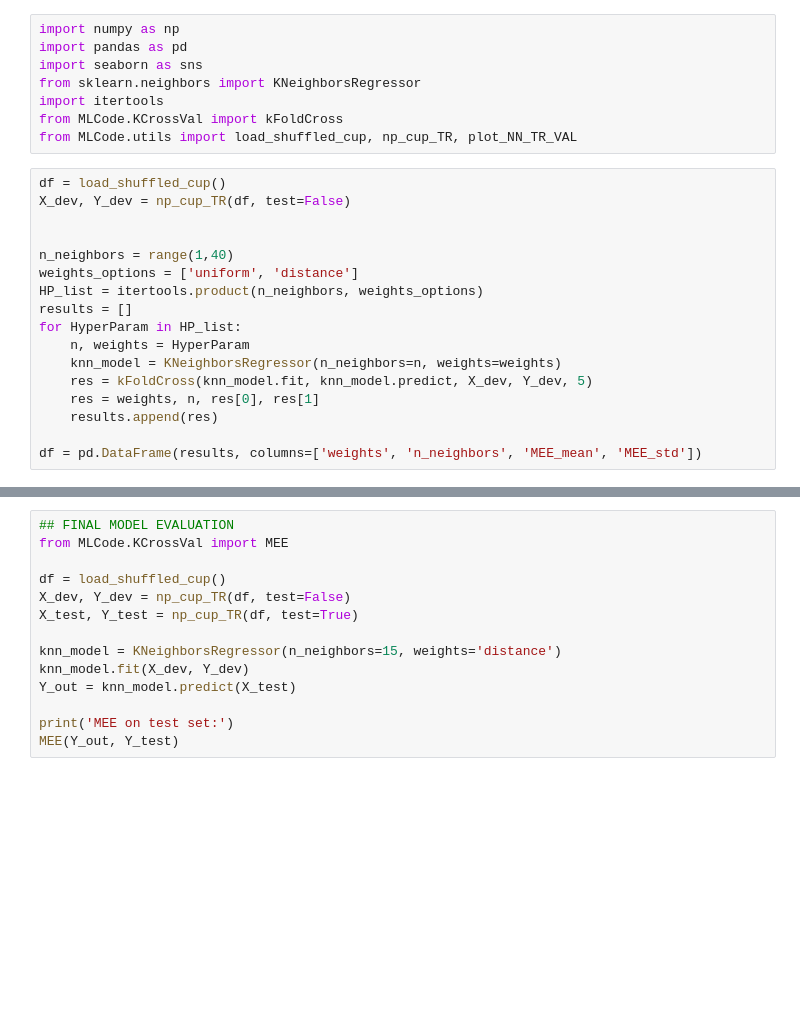
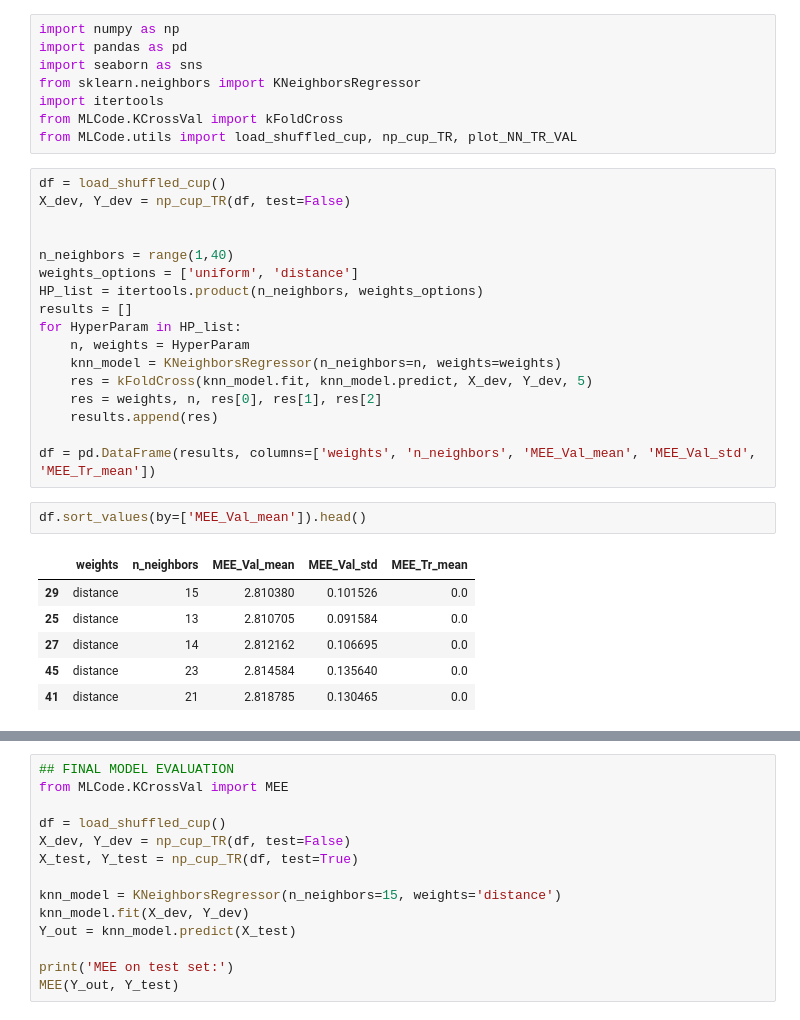
Before and after one commit to FeLusiani/ML_Project, a Jupyter notebook: MLCode/KNN.ipynb, the cells around one changed output, grey strips where cells are left out. Saved outputs shown, nothing was run; the diff lists cells and outputs as text; blank space fills up the shorter version.

```diff
--- a/MLCode/KNN.ipynb
+++ b/MLCode/KNN.ipynb
@@ -19,10 +19,19 @@ for HyperParam in HP_list:
     n, weights = HyperParam
     knn_model = KNeighborsRegressor(n_neighbors=n, weights=weights)
     res = kFoldCross(knn_model.fit, knn_model.predict, X_dev, Y_dev, 5)
-    res = weights, n, res[0], res[1]
+    res = weights, n, res[0], res[1], res[2]
     results.append(res)
 
-df = pd.DataFrame(results, columns=['weights', 'n_neighbors', 'MEE_mean', 'MEE_std'])
+df = pd.DataFrame(results, columns=['weights', 'n_neighbors', 'MEE_Val_mean', 'MEE_Val_std', 'MEE_Tr_mean'])
+# %%
+df.sort_values(by=['MEE_Val_mean']).head()
+# %% [output]
+|  | weights | n_neighbors | MEE_Val_mean | MEE_Val_std | MEE_Tr_mean |
+| 29 | distance | 15 | 2.810380 | 0.101526 | 0.0 |
+| 25 | distance | 13 | 2.810705 | 0.091584 | 0.0 |
+| 27 | distance | 14 | 2.812162 | 0.106695 | 0.0 |
+| 45 | distance | 23 | 2.814584 | 0.135640 | 0.0 |
+| 41 | distance | 21 | 2.818785 | 0.130465 | 0.0 |
 # %%
 df_uni = df.loc[df['weights'] == 'uniform']
 df_dist = df.loc[df['weights'] == 'distance']
```
Also changed, not shown: parts of 1 cell of this notebook, 4 other files.
